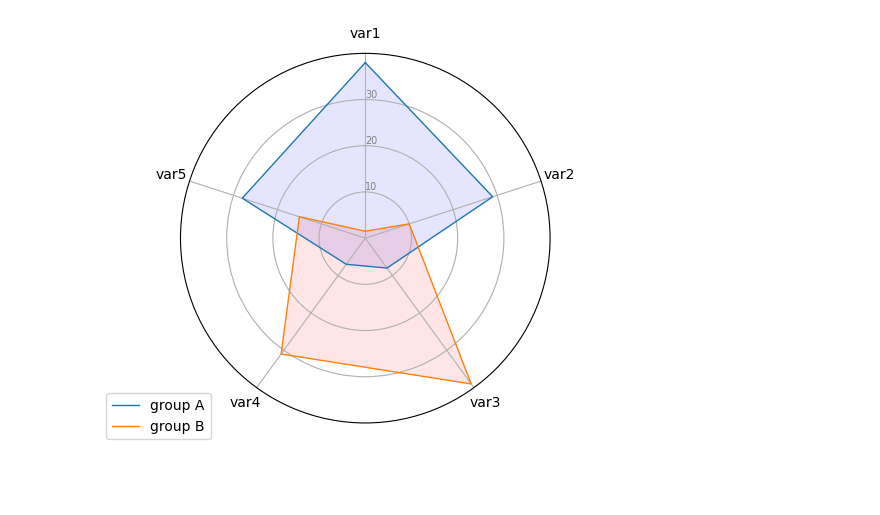
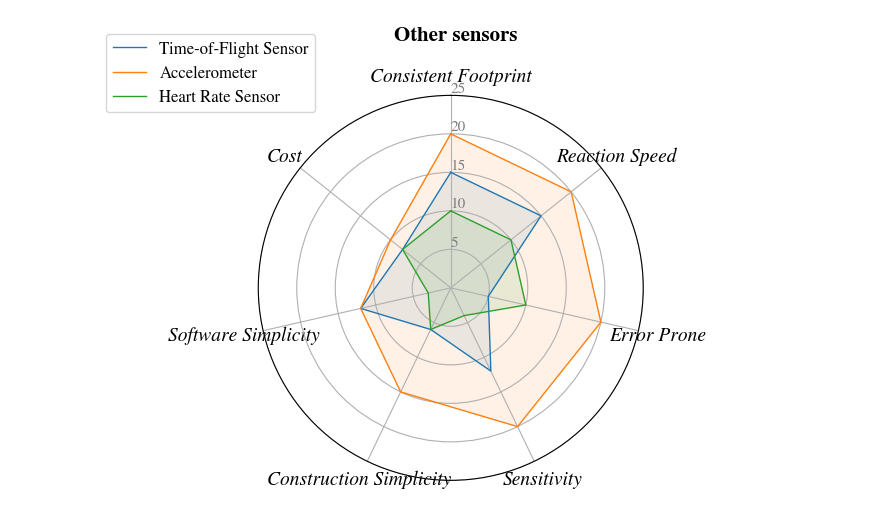
Before and after one commit to annnnna42/Arduino_KDC101_Control_and_Evaluation, a Jupyter notebook: graphs.ipynb, the cells around one changed output. Cells and saved outputs as stored; diff of their text form; code cells hidden in the pictures; blank space fills up the shorter version.

```diff
--- a/graphs.ipynb
+++ b/graphs.ipynb
@@ -4,14 +189,18 @@ import matplotlib.pyplot as plt
 import pandas as pd
 from math import pi
 
+fig, ax = plt.subplots(figsize=(6,5))
+
 # Set data
 df = pd.DataFrame({
-'group': ['A','B','C','D'],
-'var1': [38, 1.5, 30, 4],
-'var2': [29, 10, 9, 34],
-'var3': [8, 39, 23, 24],
-'var4': [7, 31, 33, 14],
-'var5': [28, 15, 32, 14]
+'group': ['Time-of-Flight Sensor','Accelerometer','Heart Rate Sensor'],
+'Consistent Footprint': [15,20,10],
+'Reaction Speed': [15,20,10],
+'Error Prone': [5,20,10],
+'Sensitivity': [12,20,4],
+'Construction Simplicity': [6,15,6],
+'Software Simplicity': [12,12,3],
+'Cost': [8,10,8]
 })
 
 # ------- PART 1: Create background
@@ -25,42 +214,54 @@ angles = [n / float(N) * 2 * pi for n in range(N)]
 angles += angles[:1]
 
 # Initialise the spider plot
 ax = plt.subplot(111, polar=True)
 
 # If you want the first axis to be on top:
 ax.set_theta_offset(pi / 2)
 ax.set_theta_direction(-1)
 
 # Draw one axe per variable + add labels
-plt.xticks(angles[:-1], categories)
+plt.xticks(angles[:-1], categories,  fontstyle='italic', size=14)
 
 # Draw ylabels
 ax.set_rlabel_position(0)
-plt.yticks([10,20,30], ["10","20","30"], color="grey", size=7)
-plt.ylim(0,40)
+plt.yticks([5,10,15,20,25], ["5","10","15","20","25"], color="grey", size=11)
+plt.ylim(0,25)
+
 
 
 # ------- PART 2: Add plots
 
 # Plot each individual = each line of the data
 # I don't make a loop, because plotting more than 3 groups makes the chart unreadable
 
-# Ind1
+
 values=df.loc[0].drop('group').values.flatten().tolist()
 values += values[:1]
-ax.plot(angles, values, linewidth=1, linestyle='solid', label="group A")
-ax.fill(angles, values, 'b', alpha=0.1)
+ax.plot(angles, values, linewidth=1, linestyle='solid', label="Time-of-Flight Sensor")
+ax.fill(angles, values, 'C0', alpha=0.1)
 
-# Ind2
 values=df.loc[1].drop('group').values.flatten().tolist()
 values += values[:1]
-ax.plot(angles, values, linewidth=1, linestyle='solid', label="group B")
-ax.fill(angles, values, 'r', alpha=0.1)
+ax.plot(angles, values, linewidth=1, linestyle='solid', label="Accelerometer")
+ax.fill(angles, values, 'C1', alpha=0.1)
+
+values=df.loc[2].drop('group').values.flatten().tolist()
+values += values[:1]
+ax.plot(angles, values, linewidth=1, linestyle='solid', label="Heart Rate Sensor")
+ax.fill(angles, values, 'C2', alpha=0.1)
+
 
 # Add legend
-plt.legend(loc='upper right', bbox_to_anchor=(0.1, 0.1))
+plt.legend(loc='upper right', bbox_to_anchor=(0.17, 1.18), fontsize = fs)
+fig.text(0.52, 1.0, 'Other sensors', va='center', ha='center', rotation='horizontal', fontsize=fs+3, weight='bold')
 
-# Show the graph
+
+name_file = "Solution_selection_Other_sensors"
+plt.savefig(f"../../LaTex/Master Thesis/figures/{name_file}.pdf")
+plt.savefig(f"../../LaTex/Master Thesis/figures/{name_file}.png")
+plt.savefig(f"../../LaTex/Master Thesis/figures/{name_file}.svg")
+
 plt.show()
 # %% [output]
-[figure, old version]
+[figure, new version]
```
Also changed, not shown: parts of 3 cells of this notebook, 27 other files.
